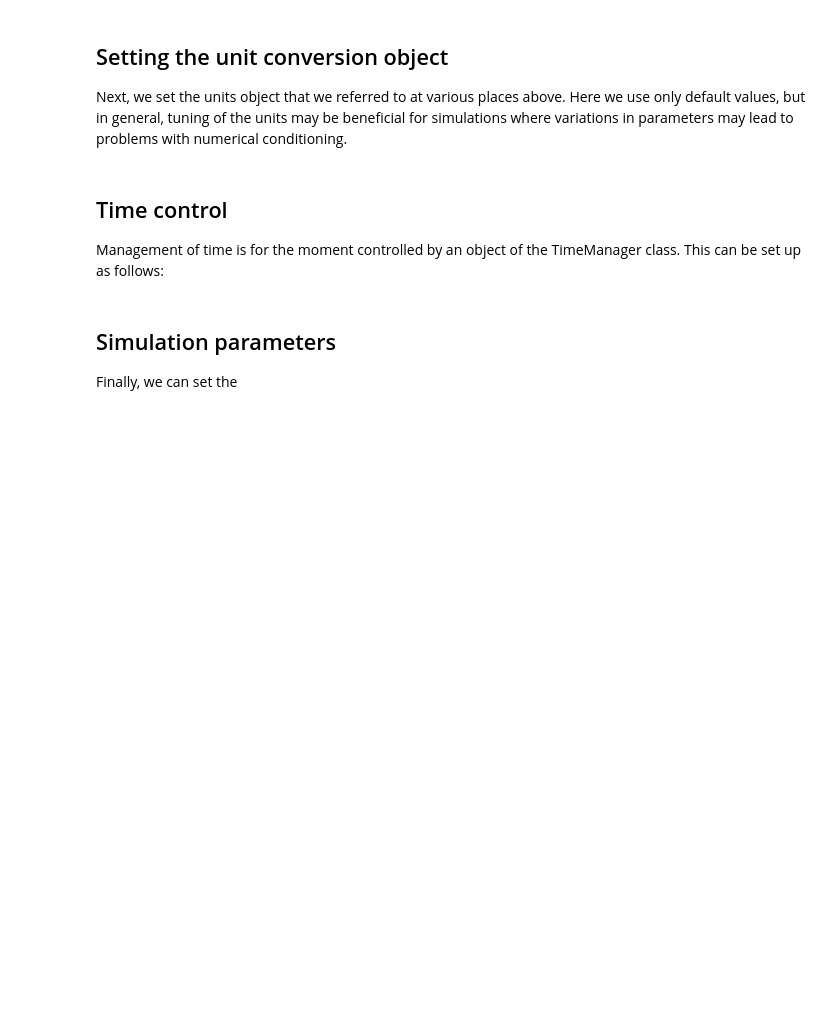
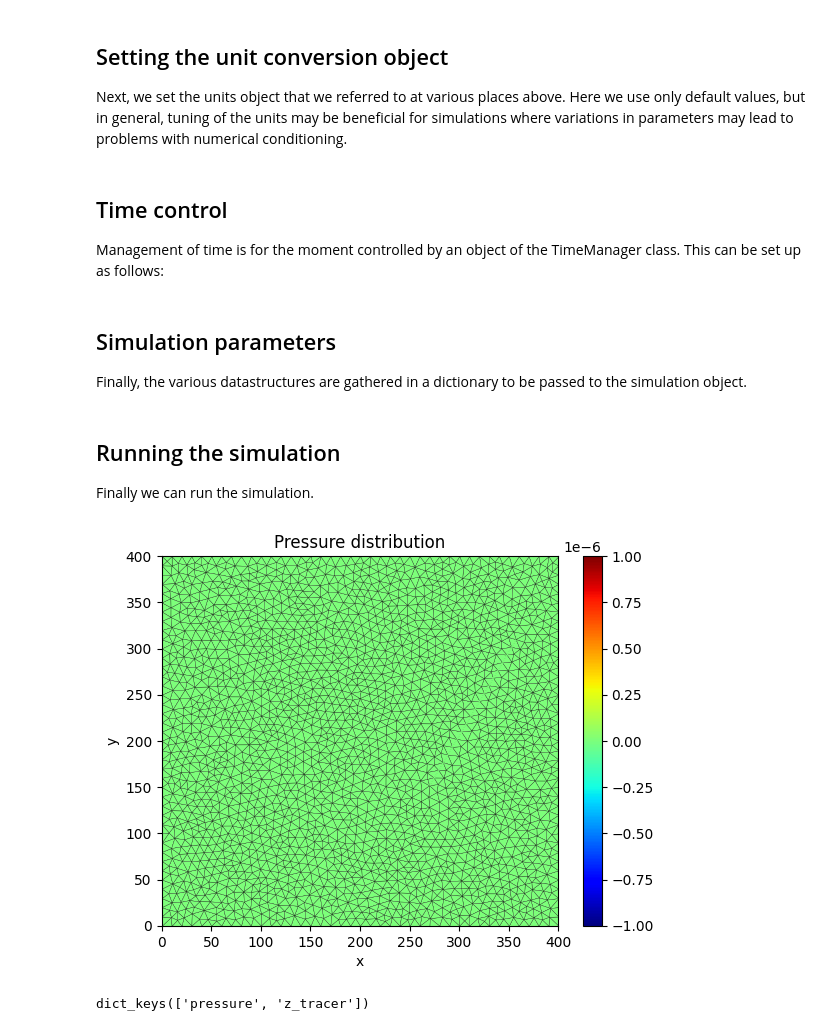
Before and after one commit to keileg/dfn_workshop_porepy, a Jupyter notebook: notebooks/flow_and_transport/flow_and_transport_2d.ipynb, the cells around one changed output. Cells and saved outputs as stored; diff of their text form; code cells hidden in the pictures; blank space fills up the shorter version.

Commit message:
First full version of flow simulation tutorial

```diff
--- a/notebooks/flow_and_transport/flow_and_transport_2d.ipynb
+++ b/notebooks/flow_and_transport/flow_and_transport_2d.ipynb
@@ -175,7 +176,7 @@ class TracerFluid:
         """Mixed in method defining water as the reference component and a simple
         tracer as the second component."""
 
-        component_1 = pp.FluidComponent(**porepy.applications.material_values.fluid_values.water)
+        component_1 = pp.FluidComponent(**pp.applications.material_values.fluid_values.water)
         component_2 = pp.FluidComponent(name="tracer")
         return [component_1, component_2]
 # %% [markdown]
@@ -199,6 +200,7 @@ class MySimulationModel(
     # variables representing the tracer, and by appropriate mass balance equations, as
     # is done in the next two lines.
     pp.compositional.compositional_mixins.CompositionalVariables,
+    pp.models.compositional_flow.BoundaryConditionsMulticomponent,
     pp.models.compositional_flow.ComponentMassBalanceEquations,
     # Finally the base model.
     pp.SinglePhaseFlow
@@ -272,4 +274,33 @@ time_manager = pp.TimeManager(
 )
 # %% [markdown]
 ## Simulation parameters
-Finally, we can set the
+Finally, the various datastructures are gathered in a dictionary to be passed to the simulation object.
+# %%
+model_parameters = {
+    # Cell size in m. See the PorePy tutorial on meshing for details on mesh size
+    # control.
+    "meshing_arguments": {"cell_size": 10.0},
+    # Grid type. For this fracture geometry the only option is a simplex grid.
+    "grid_type": "simplex",
+    "time_manager": time_manager,
+    "units": units,
+    "materials": {"solid": solid_constants},
+}
+
+# Also generate a dictionary of parameters for the numerical methods. The current
+# problem is linear and there is no need for setting non-default parameters, but for
+# more complex problems the choice of numerical methods and their parameters can be
+# crucial for the performance of the solver.
+numerical_parameters = {}
+# %% [markdown]
+## Running the simulation
+Finally we can run the simulation.
+# %%
+# Create the simulation model object.
+model = MySimulationModel(model_parameters)
+# Run the simulation
+pp.run_time_dependent_model(model, numerical_parameters)
+# %%
+pp.plot_grid(model.mdg, 'z_tracer', figsize=(10, 8), linewidth=0.2, title="Pressure distribution", plot_2d=True)
+# %% [output]
+[figure, added]
@@ -275,0 +309,4 @@ Finally, we can set the
+# %%
+data['time_step_solutions'].keys()
+# %% [output]
+dict_keys(['pressure', 'z_tracer'])
```
Also changed, not shown: parts of 5 cells of this notebook.
